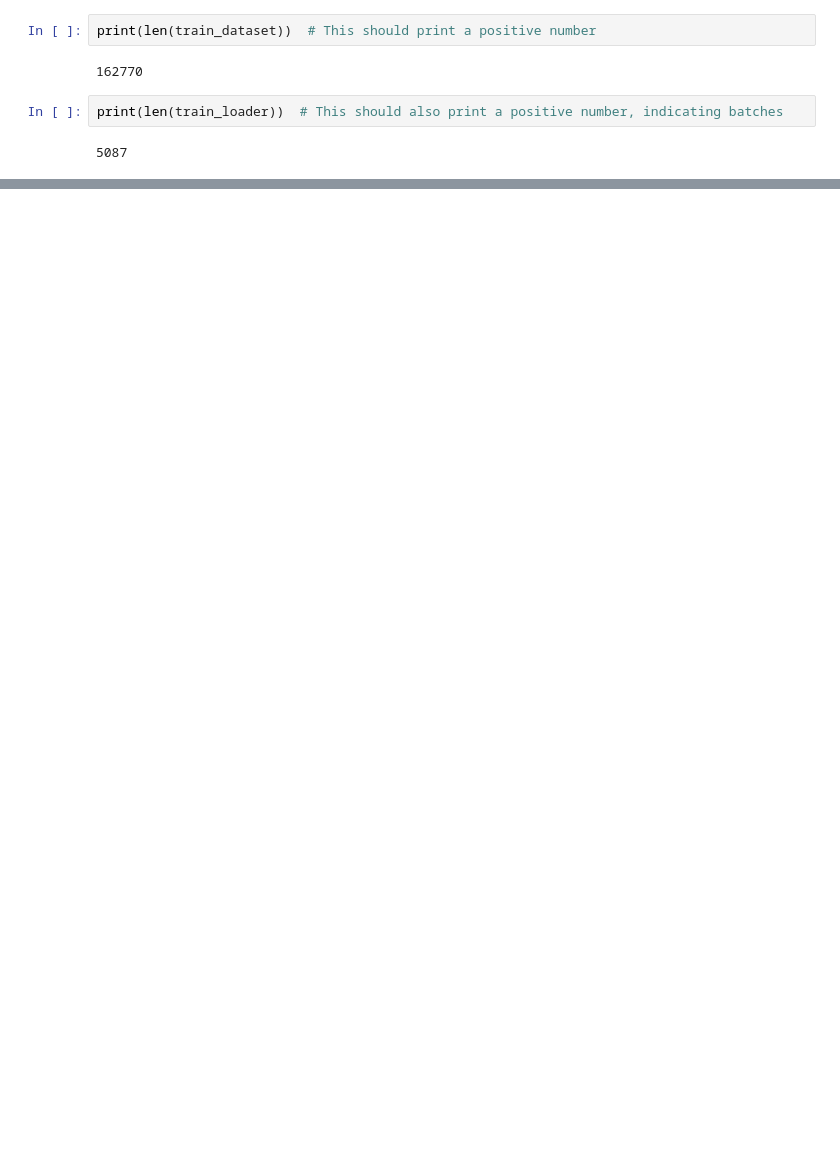
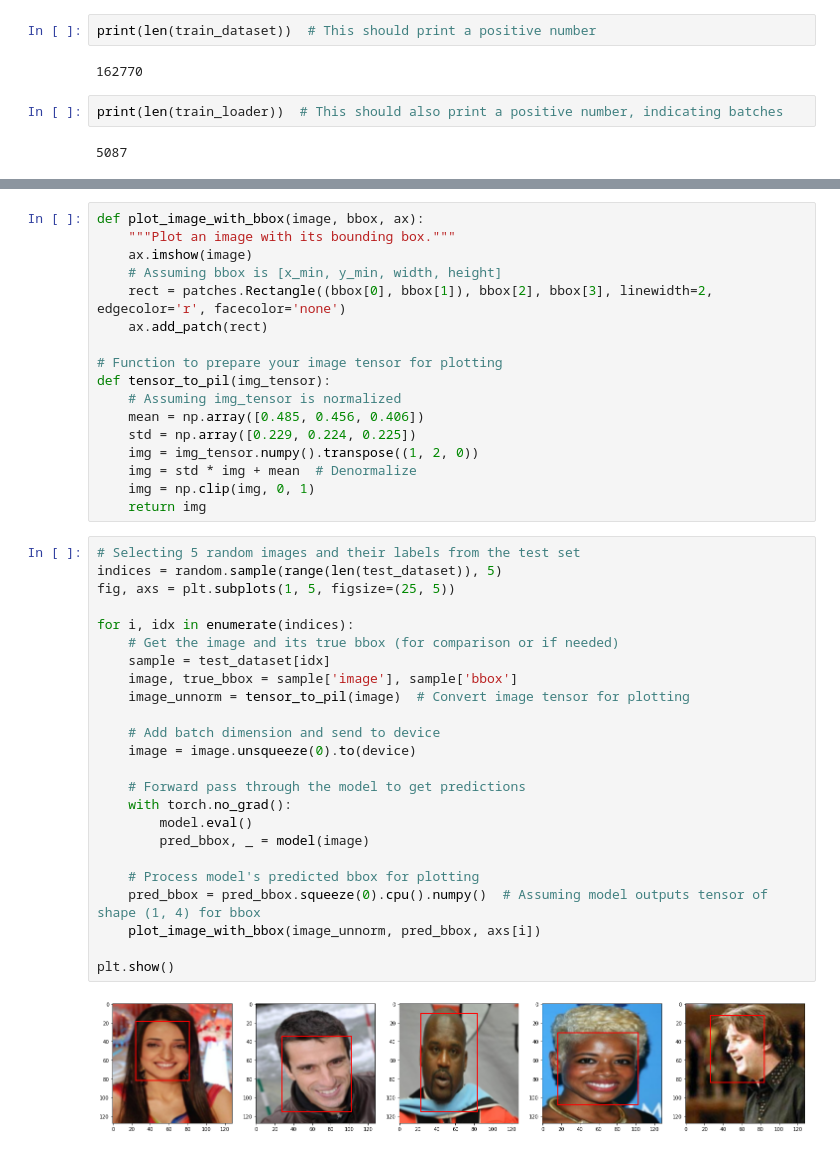
Before and after one commit to ALLIA12/FacialRecognition, a Jupyter notebook: modelTorch.ipynb, the cells around one changed output, grey strips where cells are left out. Drawn from its saved outputs; the diff is of its cells as text; blank space fills up the shorter version.

Commit message:
Trained PyTorch Model

```diff
--- a/modelTorch.ipynb
+++ b/modelTorch.ipynb
@@ -355,0 +347,43 @@ plt.show()
+# %%
+def plot_image_with_bbox(image, bbox, ax):
+    """Plot an image with its bounding box."""
+    ax.imshow(image)
+    # Assuming bbox is [x_min, y_min, width, height]
+    rect = patches.Rectangle((bbox[0], bbox[1]), bbox[2], bbox[3], linewidth=2, edgecolor='r', facecolor='none')
+    ax.add_patch(rect)
+
+# Function to prepare your image tensor for plotting
+def tensor_to_pil(img_tensor):
+    # Assuming img_tensor is normalized
+    mean = np.array([0.485, 0.456, 0.406])
+    std = np.array([0.229, 0.224, 0.225])
+    img = img_tensor.numpy().transpose((1, 2, 0))
+    img = std * img + mean  # Denormalize
+    img = np.clip(img, 0, 1)
+    return img
+# %%
+# Selecting 5 random images and their labels from the test set
+indices = random.sample(range(len(test_dataset)), 5)
+fig, axs = plt.subplots(1, 5, figsize=(25, 5))
+
+for i, idx in enumerate(indices):
+    # Get the image and its true bbox (for comparison or if needed)
+    sample = test_dataset[idx]
+    image, true_bbox = sample['image'], sample['bbox']
+    image_unnorm = tensor_to_pil(image)  # Convert image tensor for plotting
+
+    # Add batch dimension and send to device
+    image = image.unsqueeze(0).to(device)
+
+    # Forward pass through the model to get predictions
+    with torch.no_grad():
+        model.eval()
+        pred_bbox, _ = model(image)
+
+    # Process model's predicted bbox for plotting
+    pred_bbox = pred_bbox.squeeze(0).cpu().numpy()  # Assuming model outputs tensor of shape (1, 4) for bbox
+    plot_image_with_bbox(image_unnorm, pred_bbox, axs[i])
+
+plt.show()
+# %% [output]
+[figure, added]
```
Also changed, not shown: parts of 4 cells of this notebook.
